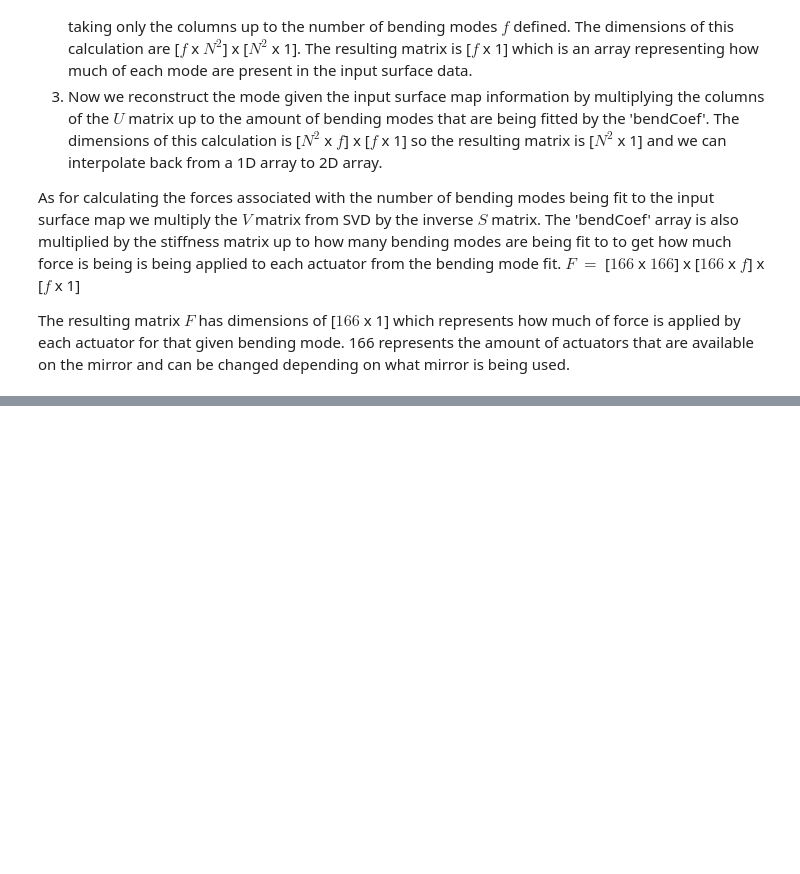
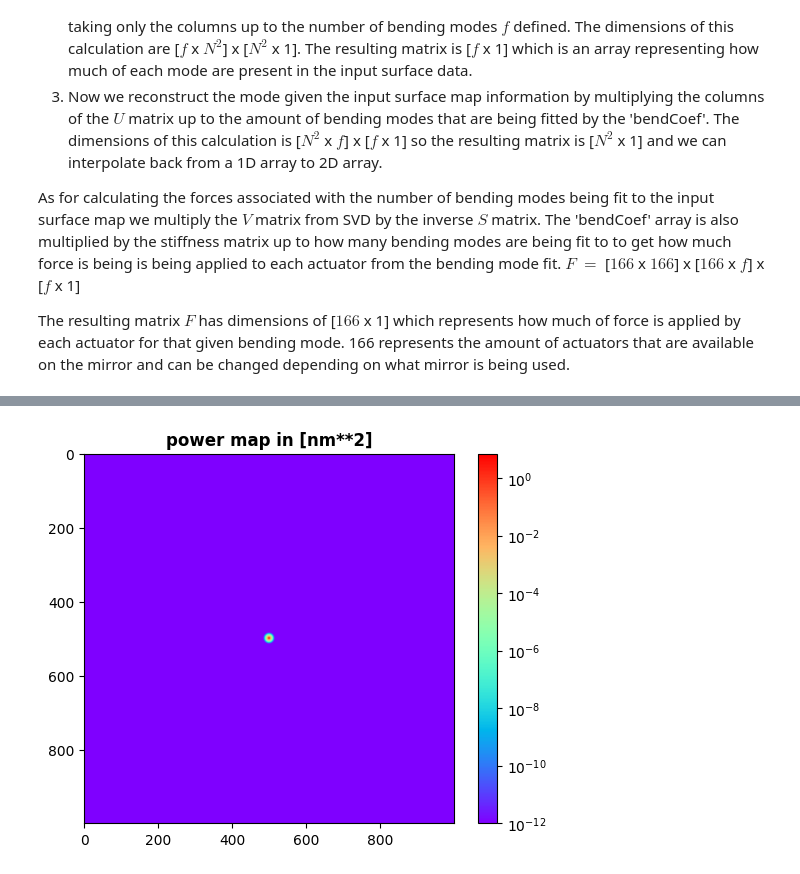
Before and after one commit to uasal/rfcml_bending, a Jupyter notebook: docs/notebooks/Bending_fitting.ipynb, the cells around one changed output, grey strips where cells are left out. Saved outputs shown, nothing was run; the diff lists cells and outputs as text; code cells hidden in the pictures; blank space fills up the shorter version.

```diff
--- a/docs/notebooks/Bending_fitting.ipynb
+++ b/docs/notebooks/Bending_fitting.ipynb
@@ -144,0 +271,10 @@ forces matrix shape: (166, 9)
+# %%
+plt.figure()
+
+power = test_psd.psd_2d * coords.dk**2
+im = plt.imshow(test_psd.psd_2d, cmap=cm.rainbow, norm=colors.LogNorm())
+plt.title("power map in [nm**2]", fontweight="bold")
+plt.colorbar(im)
+plt.show()
+# %% [output]
+[figure, added]
```
Also changed, not shown: parts of 14 cells of this notebook, 7 other files.
